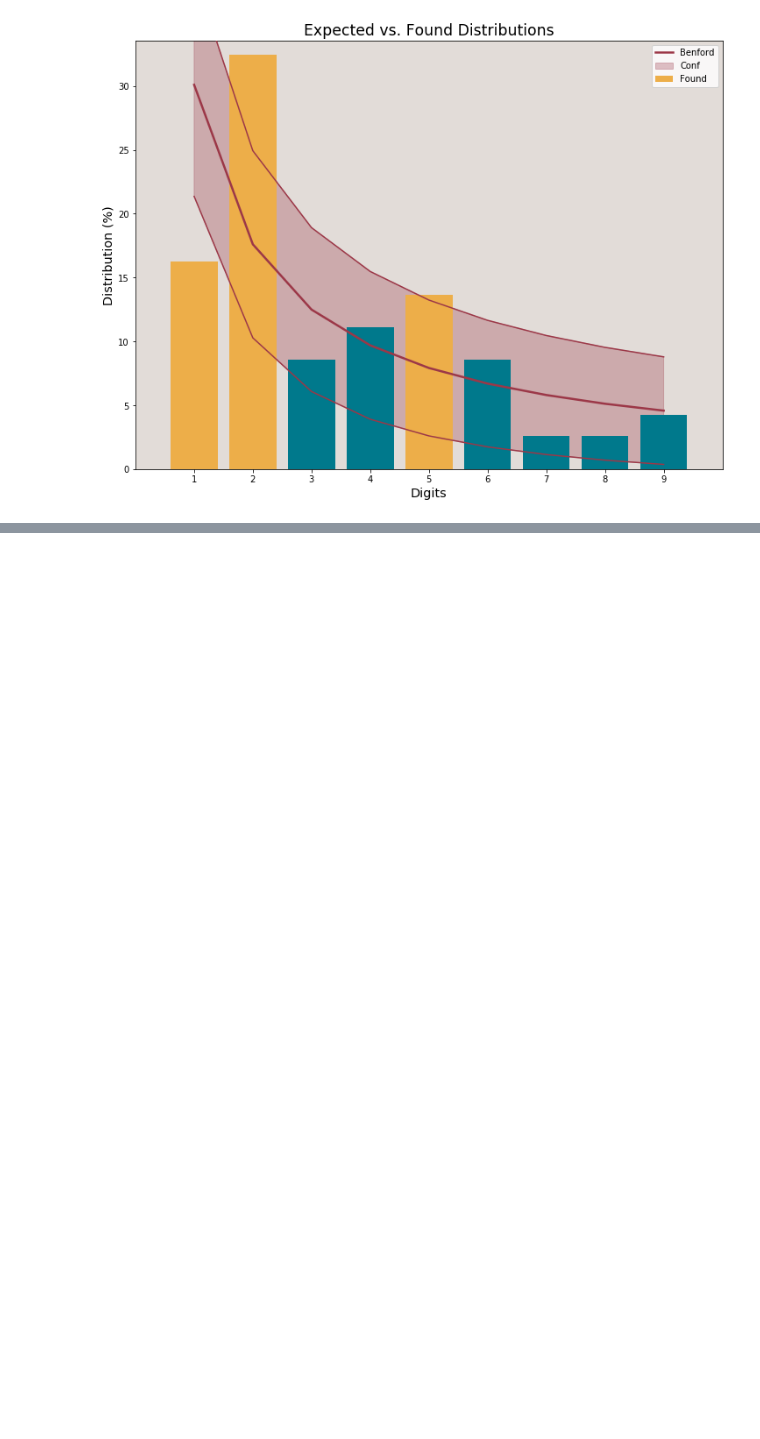
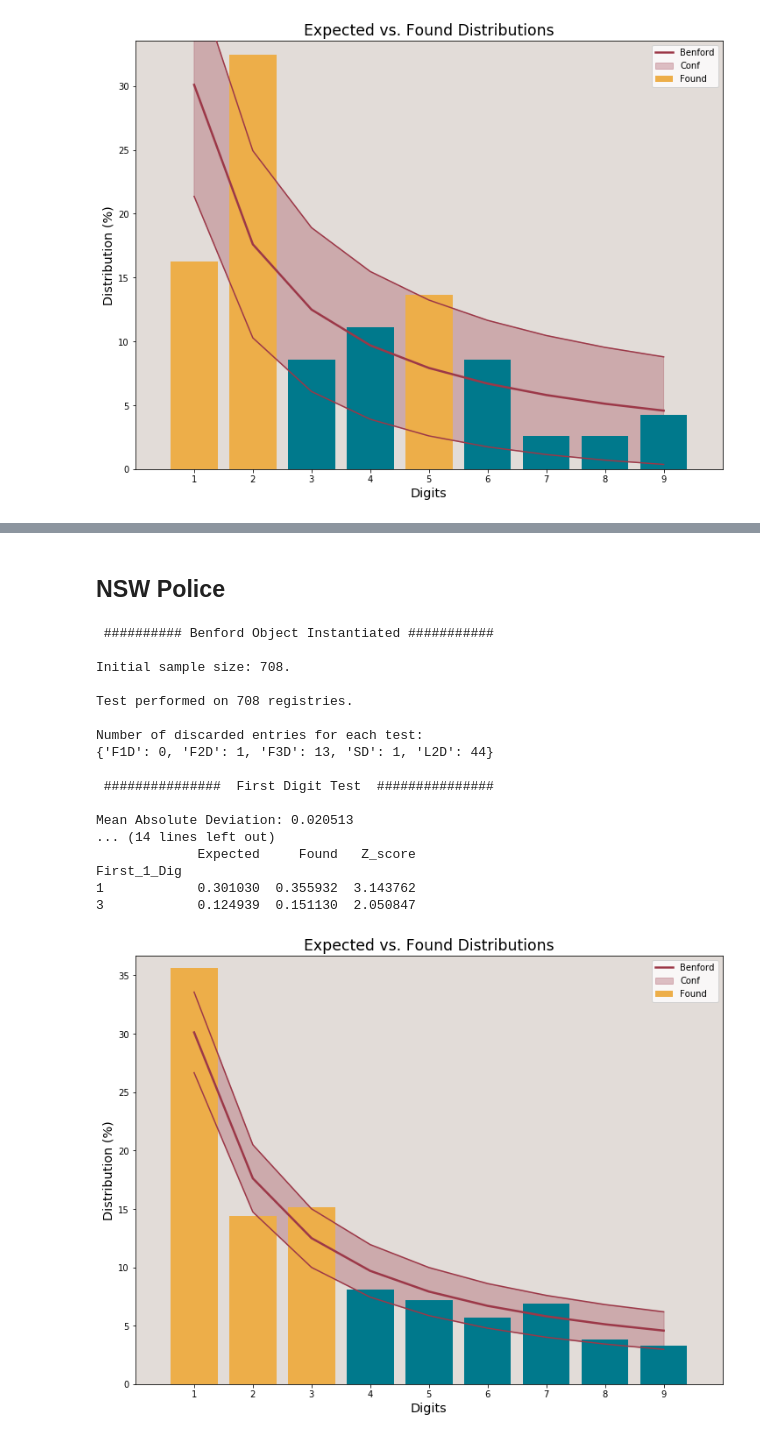
Before and after one commit to rulesilol/Teddys-Law, a Jupyter notebook: Benford Law 2.ipynb, the cells around one changed output, grey strips where cells are left out. Drawn from its saved outputs; the diff is of its cells as text; code cells hidden in the pictures; blank space fills up the shorter version.

```diff
--- a/Benford Law 2.ipynb
+++ b/Benford Law 2.ipynb
@@ -73,0 +84,27 @@ First_1_Dig
+# %%
+NSWPolice = pd.read_csv("PoliceCSV.csv")
+Zaha = pd.read_csv("ZahaCSV.csv")
+# %% [markdown]
+## NSW Police
+# %%
+benf = bf.Benford((NSWPolice, "NSW Police"), decimals=8)
+benf.F1D.report()
+# %% [output]
+ ########## Benford Object Instantiated ###########
+
+Initial sample size: 708.
+
+Test performed on 708 registries.
+
+Number of discarded entries for each test:
+{'F1D': 0, 'F2D': 1, 'F3D': 13, 'SD': 1, 'L2D': 44}
+
+ ###############  First Digit Test  ###############
+
+Mean Absolute Deviation: 0.020513
+... (14 lines left out)
+             Expected     Found   Z_score
+First_1_Dig
+1            0.301030  0.355932  3.143762
+3            0.124939  0.151130  2.050847
+[figure, added]
```
Also changed, not shown: parts of 6 cells of this notebook.
